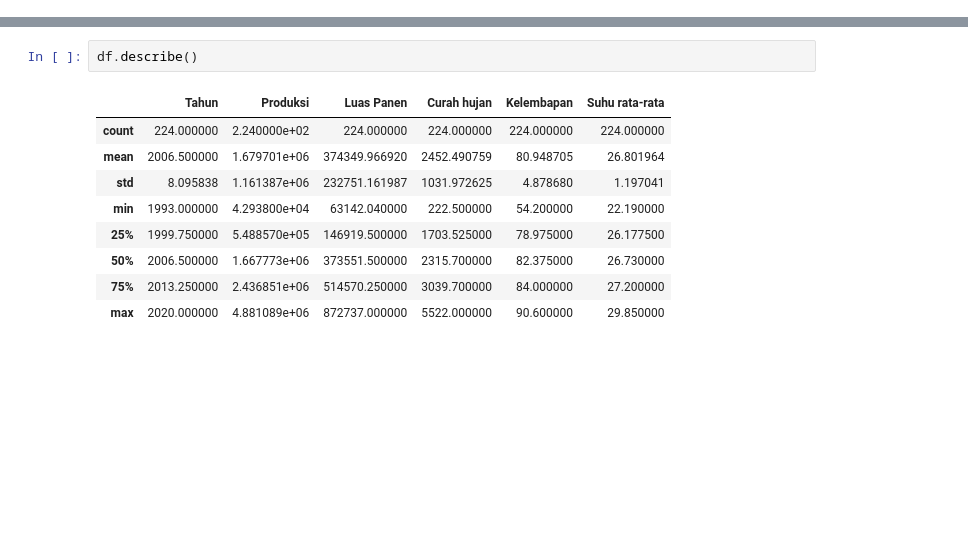
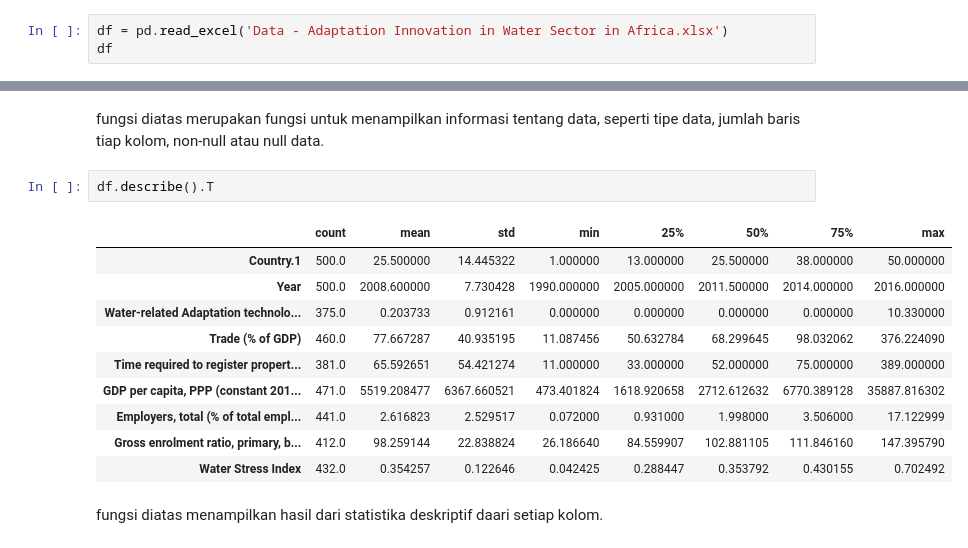
Before and after one commit to ribka-5/Data-Mining, a Jupyter notebook: Uprak_2.ipynb, the cells around one changed output, grey strips where cells are left out. Saved outputs shown, nothing was run; the diff lists cells and outputs as text; blank space fills up the shorter version.

```diff
--- a/Uprak_2.ipynb
+++ b/Uprak_2.ipynb
@@ -19,0 +41,3 @@ df.head()
+# %%
+df = pd.read_excel('Data - Adaptation Innovation in Water Sector in Africa.xlsx')
+df
@@ -46,12 +106,17 @@ memory usage: 12.4+ KB
+# %% [markdown]
+fungsi diatas merupakan fungsi untuk menampilkan informasi tentang data, seperti tipe data, jumlah baris tiap kolom, non-null atau null data.
 # %%
-df.describe()
+df.describe().T
 # %% [output]
-|  | Tahun | Produksi | Luas Panen | Curah hujan | Kelembapan | Suhu rata-rata |
-| count | 224.000000 | 2.240000e+02 | 224.000000 | 224.000000 | 224.000000 | 224.000000 |
-| mean | 2006.500000 | 1.679701e+06 | 374349.966920 | 2452.490759 | 80.948705 | 26.801964 |
-| std | 8.095838 | 1.161387e+06 | 232751.161987 | 1031.972625 | 4.878680 | 1.197041 |
-| min | 1993.000000 | 4.293800e+04 | 63142.040000 | 222.500000 | 54.200000 | 22.190000 |
-| 25% | 1999.750000 | 5.488570e+05 | 146919.500000 | 1703.525000 | 78.975000 | 26.177500 |
-| 50% | 2006.500000 | 1.667773e+06 | 373551.500000 | 2315.700000 | 82.375000 | 26.730000 |
-| 75% | 2013.250000 | 2.436851e+06 | 514570.250000 | 3039.700000 | 84.000000 | 27.200000 |
-| max | 2020.000000 | 4.881089e+06 | 872737.000000 | 5522.000000 | 90.600000 | 29.850000 |
+|  | count | mean | std | min | 25% | 50% | 75% | max |
+| Country.1 | 500.0 | 25.500000 | 14.445322 | 1.000000 | 13.000000 | 25.500000 | 38.000000 | 50.000000 |
+| Year | 500.0 | 2008.600000 | 7.730428 | 1990.000000 | 2005.000000 | 2011.500000 | 2014.000000 | 2016.000000 |
+| Water-related Adaptation technolo... | 375.0 | 0.203733 | 0.912161 | 0.000000 | 0.000000 | 0.000000 | 0.000000 | 10.330000 |
+| Trade (% of GDP) | 460.0 | 77.667287 | 40.935195 | 11.087456 | 50.632784 | 68.299645 | 98.032062 | 376.224090 |
+| Time required to register propert... | 381.0 | 65.592651 | 54.421274 | 11.000000 | 33.000000 | 52.000000 | 75.000000 | 389.000000 |
+| GDP per capita, PPP (constant 201... | 471.0 | 5519.208477 | 6367.660521 | 473.401824 | 1618.920658 | 2712.612632 | 6770.389128 | 35887.816302 |
+| Employers, total (% of total empl... | 441.0 | 2.616823 | 2.529517 | 0.072000 | 0.931000 | 1.998000 | 3.506000 | 17.122999 |
+| Gross enrolment ratio, primary, b... | 412.0 | 98.259144 | 22.838824 | 26.186640 | 84.559907 | 102.881105 | 111.846160 | 147.395790 |
+| Water Stress Index | 432.0 | 0.354257 | 0.122646 | 0.042425 | 0.288447 | 0.353792 | 0.430155 | 0.702492 |
+# %% [markdown]
+fungsi diatas menampilkan hasil dari statistika deskriptif daari setiap kolom.
```
Also changed, not shown: parts of 88 cells of this notebook.
